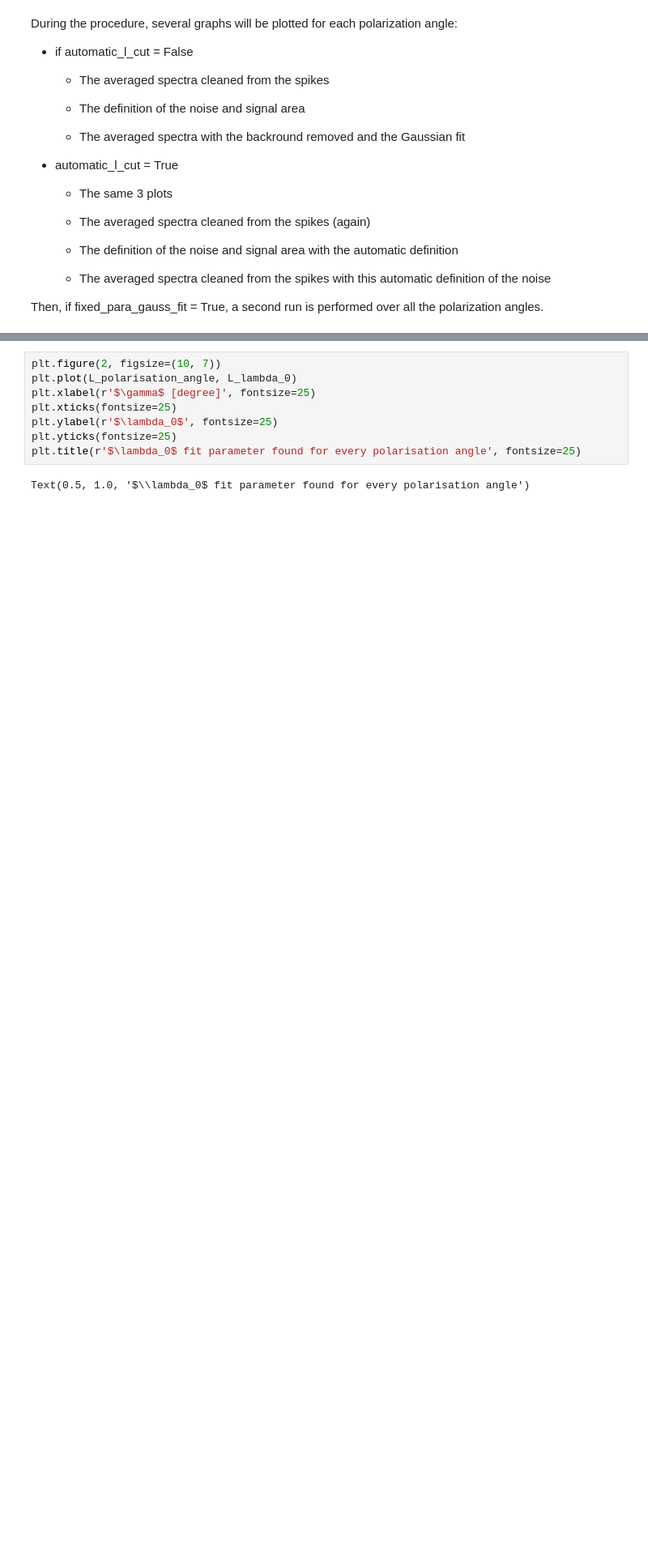
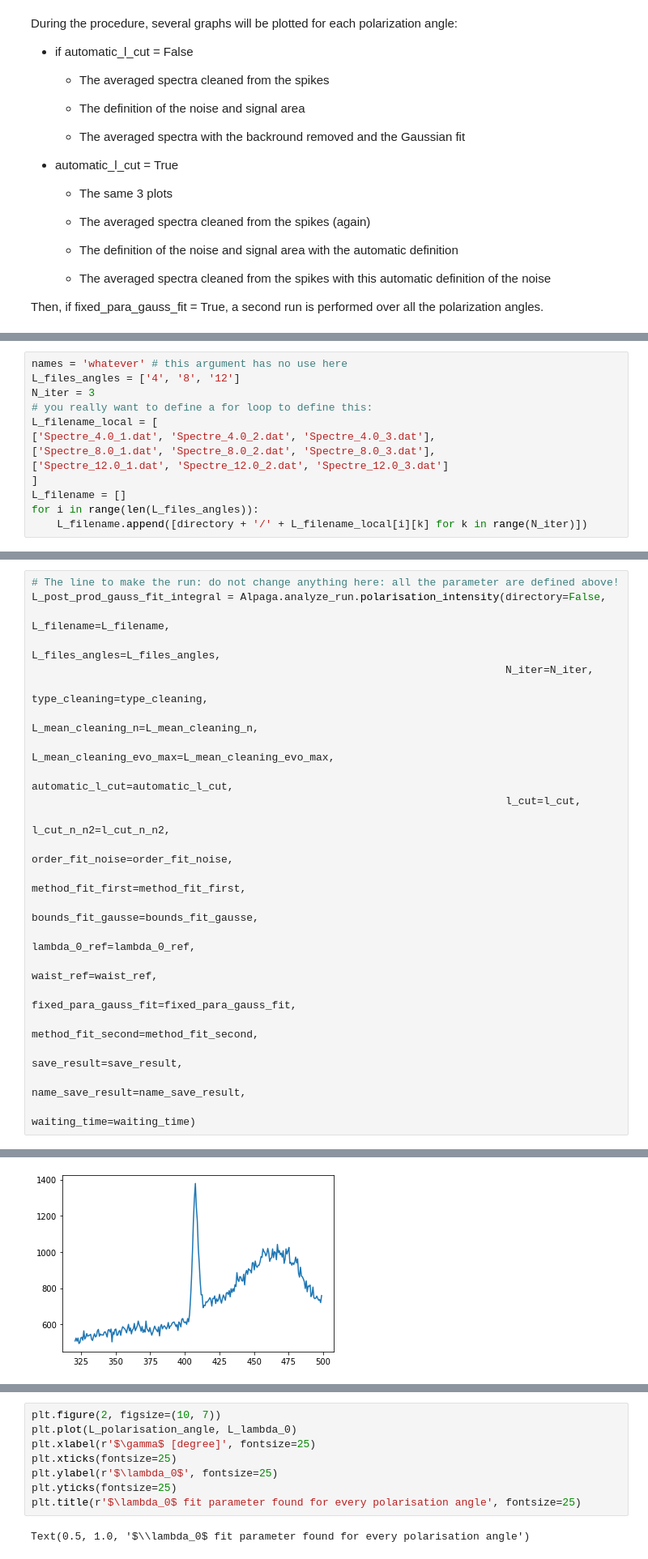
Before and after one commit to glb96/Alpaga, a Jupyter notebook: Tutorials/tutorial_spectra_analysis.ipynb, the cells around one changed output, grey strips where cells are left out. Shown at 81% size. Cells and saved outputs as stored; diff of their text form; blank space fills up the shorter version.

```diff
--- a/Tutorials/tutorial_spectra_analysis.ipynb
+++ b/Tutorials/tutorial_spectra_analysis.ipynb
@@ -473,0 +653,13 @@ The results will be saved at: /home/glebreton/.local/lib/python3.7/site-packages
+# %%
+names = 'whatever' # this argument has no use here
+L_files_angles = ['4', '8', '12']
+N_iter = 3
+# you really want to define a for loop to define this:
+L_filename_local = [
+['Spectre_4.0_1.dat', 'Spectre_4.0_2.dat', 'Spectre_4.0_3.dat'],
+['Spectre_8.0_1.dat', 'Spectre_8.0_2.dat', 'Spectre_8.0_3.dat'],
+['Spectre_12.0_1.dat', 'Spectre_12.0_2.dat', 'Spectre_12.0_3.dat']
+]
+L_filename = []
+for i in range(len(L_files_angles)):
+    L_filename.append([directory + '/' + L_filename_local[i][k] for k in range(N_iter)])
@@ -473,0 +695,23 @@ The results will be saved at: /home/glebreton/.local/lib/python3.7/site-packages
+# %%
+# The line to make the run: do not change anything here: all the parameter are defined above!
+L_post_prod_gauss_fit_integral = Alpaga.analyze_run.polarisation_intensity(directory=False,
+                                                                           L_filename=L_filename,
+                                                                           L_files_angles=L_files_angles,
+                                                                           N_iter=N_iter,
+                                                                           type_cleaning=type_cleaning,
+                                                                           L_mean_cleaning_n=L_mean_cleaning_n,
+                                                                           L_mean_cleaning_evo_max=L_mean_cleaning_evo_max,
+                                                                           automatic_l_cut=automatic_l_cut,
+                                                                           l_cut=l_cut,
+                                                                           l_cut_n_n2=l_cut_n_n2,
+                                                                           order_fit_noise=order_fit_noise,
+                                                                           method_fit_first=method_fit_first,
+                                                                           bounds_fit_gausse=bounds_fit_gausse,
+                                                                           lambda_0_ref=lambda_0_ref,
+                                                                           waist_ref=waist_ref,
+                                                                           fixed_para_gauss_fit=fixed_para_gauss_fit,
+                                                                           method_fit_second=method_fit_second,
+                                                                           save_result=save_result,
+                                                                           name_save_result=name_save_result,
+                                                                           waiting_time=waiting_time)
+# %% [output]
@@ -473,0 +723 @@ The results will be saved at: /home/glebreton/.local/lib/python3.7/site-packages
+[figure, added]
```
Also changed, not shown: parts of 69 cells of this notebook, 3 other files.
